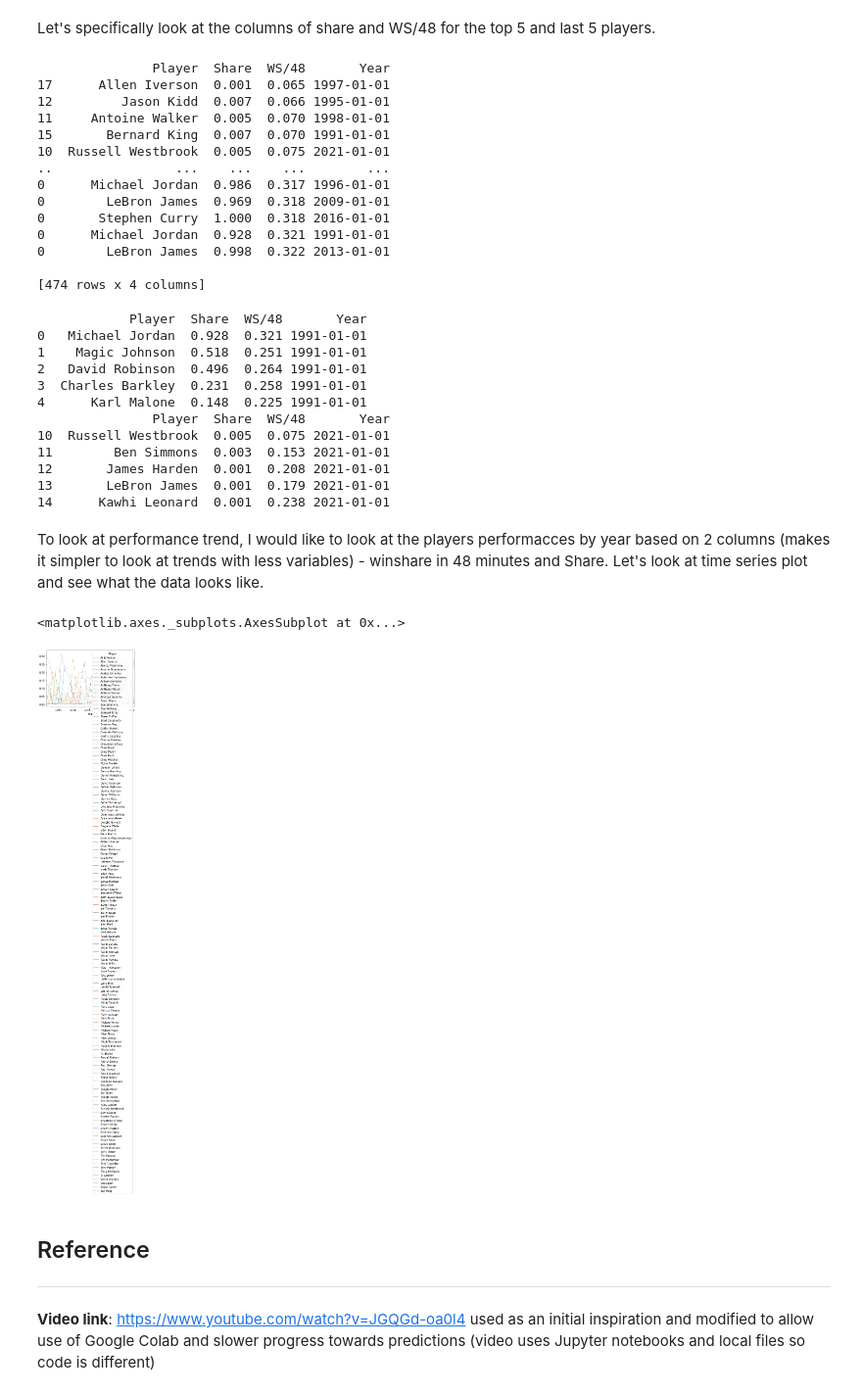
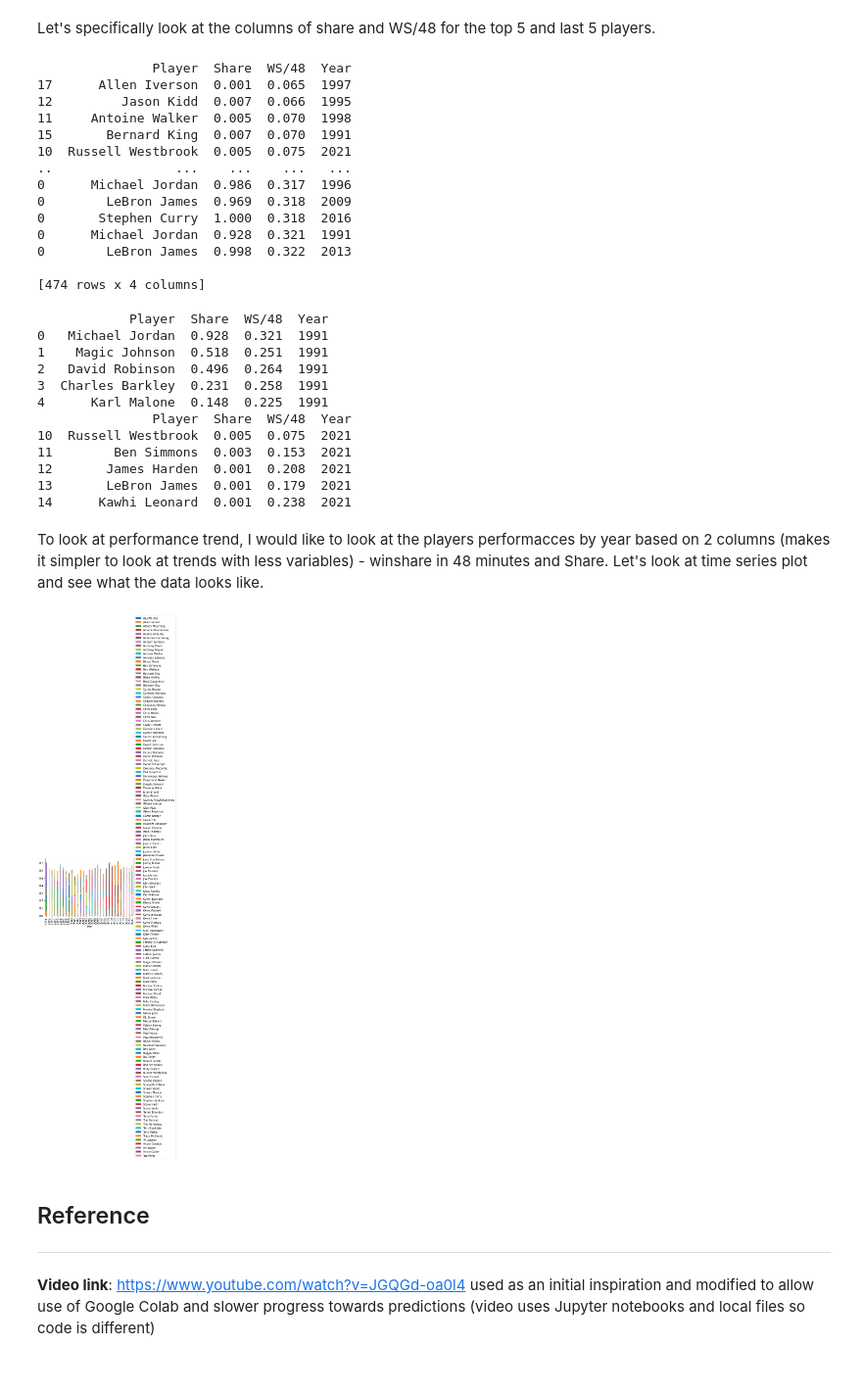
Before and after one commit to JaySanthanam/Programming-for-data, a Jupyter notebook: Projects/NBA.ipynb, the cells around one changed output. Shown at 98% size. Cells and saved outputs as stored; diff of their text form; code cells hidden in the pictures.

```diff
--- a/Projects/NBA.ipynb
+++ b/Projects/NBA.ipynb
@@ -172,7 +172,7 @@ for i in range(1992,2022):
   df_add["Year"] =i
   MVP_df = pd.concat([MVP_df,df_add])
 
-MVP_df["Year"] = pd.to_datetime(MVP_df.Year, format='%Y')
+#MVP_df["Year"] = pd.to_datetime(MVP_df.Year, format='%Y')
 
 print(MVP_df.head())
 print(MVP_df.tail())
@@ -224,18 +224,18 @@ Let's specifically look at the columns of share and WS/48 for the top 5 and last
 # %%
 print(MVP_sort_v2[["Player","Share","WS/48", "Year"]])
 # %% [output]
-               Player  Share  WS/48       Year
-17      Allen Iverson  0.001  0.065 1997-01-01
-12         Jason Kidd  0.007  0.066 1995-01-01
-11     Antoine Walker  0.005  0.070 1998-01-01
-15       Bernard King  0.007  0.070 1991-01-01
-10  Russell Westbrook  0.005  0.075 2021-01-01
-..                ...    ...    ...        ...
-0      Michael Jordan  0.986  0.317 1996-01-01
-0        LeBron James  0.969  0.318 2009-01-01
-0       Stephen Curry  1.000  0.318 2016-01-01
-0      Michael Jordan  0.928  0.321 1991-01-01
-0        LeBron James  0.998  0.322 2013-01-01
+               Player  Share  WS/48  Year
+17      Allen Iverson  0.001  0.065  1997
+12         Jason Kidd  0.007  0.066  1995
+11     Antoine Walker  0.005  0.070  1998
+15       Bernard King  0.007  0.070  1991
+10  Russell Westbrook  0.005  0.075  2021
+..                ...    ...    ...   ...
+0      Michael Jordan  0.986  0.317  1996
+0        LeBron James  0.969  0.318  2009
+0       Stephen Curry  1.000  0.318  2016
+0      Michael Jordan  0.928  0.321  1991
+0        LeBron James  0.998  0.322  2013
 
 [474 rows x 4 columns]
 # %%
@@ -244,31 +244,33 @@ MVP_df_v2 = MVP_df.drop(columns=["Rank","Age","Tm","First","Pts Won","Pts Max","
 print(MVP_df_v2.head())
 print(MVP_df_v2.tail())
 # %% [output]
-            Player  Share  WS/48       Year
-0   Michael Jordan  0.928  0.321 1991-01-01
-1    Magic Johnson  0.518  0.251 1991-01-01
-2   David Robinson  0.496  0.264 1991-01-01
-3  Charles Barkley  0.231  0.258 1991-01-01
-4      Karl Malone  0.148  0.225 1991-01-01
-               Player  Share  WS/48       Year
-10  Russell Westbrook  0.005  0.075 2021-01-01
-11        Ben Simmons  0.003  0.153 2021-01-01
-12       James Harden  0.001  0.208 2021-01-01
-13       LeBron James  0.001  0.179 2021-01-01
-14      Kawhi Leonard  0.001  0.238 2021-01-01
+            Player  Share  WS/48  Year
+0   Michael Jordan  0.928  0.321  1991
+1    Magic Johnson  0.518  0.251  1991
+2   David Robinson  0.496  0.264  1991
+3  Charles Barkley  0.231  0.258  1991
+4      Karl Malone  0.148  0.225  1991
+               Player  Share  WS/48  Year
+10  Russell Westbrook  0.005  0.075  2021
+11        Ben Simmons  0.003  0.153  2021
+12       James Harden  0.001  0.208  2021
+13       LeBron James  0.001  0.179  2021
+14      Kawhi Leonard  0.001  0.238  2021
 # %% [markdown]
 To look at performance trend, I would like to look at the players performacces by year based on 2 columns (makes it simpler to look at trends with less variables) - winshare in 48 minutes and Share. Let's look at time series plot and see what the data looks like.
 # %%
 # I want to have some visulaisations tools. So let's install some packages
 
 import matplotlib
+import matplotlib.pyplot as plt
 MVP_v2_sort = MVP_df_v2.sort_values(by=['WS/48', 'Share'])
 MVP_v2_sort["share_gauge"] = MVP_v2_sort["Share"]*MVP_v2_sort["WS/48"]
 MVP_sort_WS = MVP_v2_sort.pivot(index="Year", columns="Player", values = "share_gauge")
-MVP_sort_WS.plot(linewidth = 0.5)
+MVP_sort_WS.plot(kind='bar', stacked=True, width=0.25, align='center')
+plt.legend(loc='center left', bbox_to_anchor=(1.0, 0.5))
+plt.show()
 # %% [output]
-<matplotlib.axes._subplots.AxesSubplot at 0x...>
-[figure, old version]
+[figure, new version]
 # %% [markdown]
 ## Reference
 ---
```
Also changed, not shown: parts of 2 cells of this notebook.
